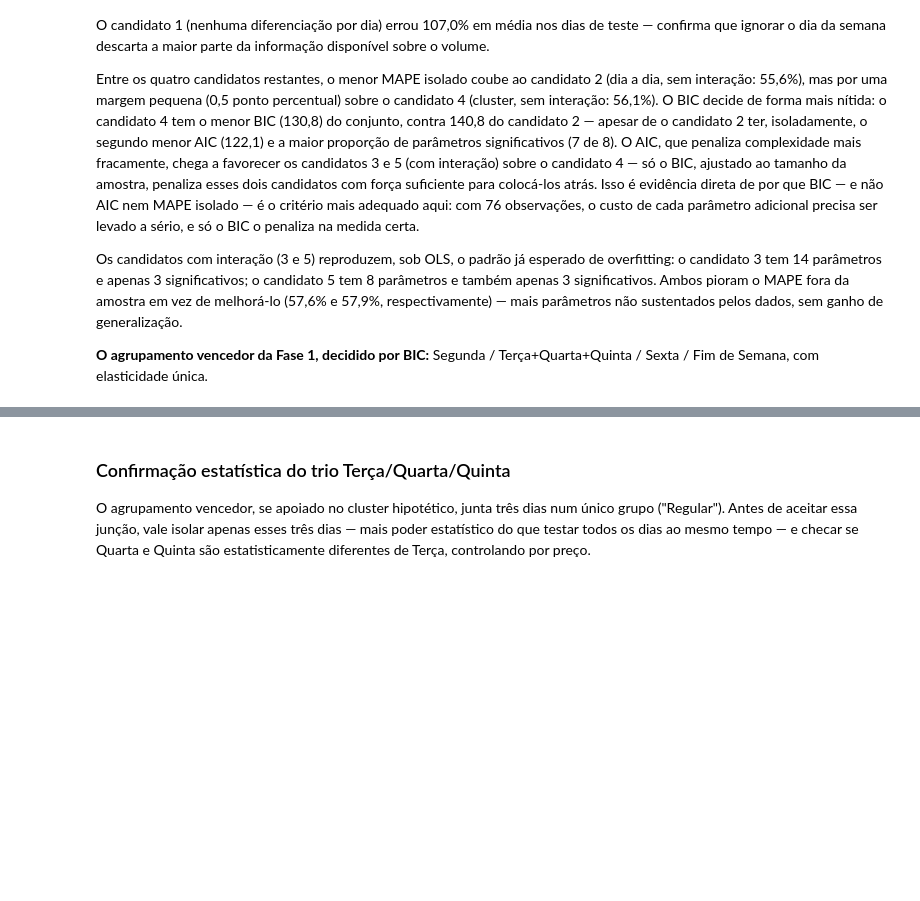
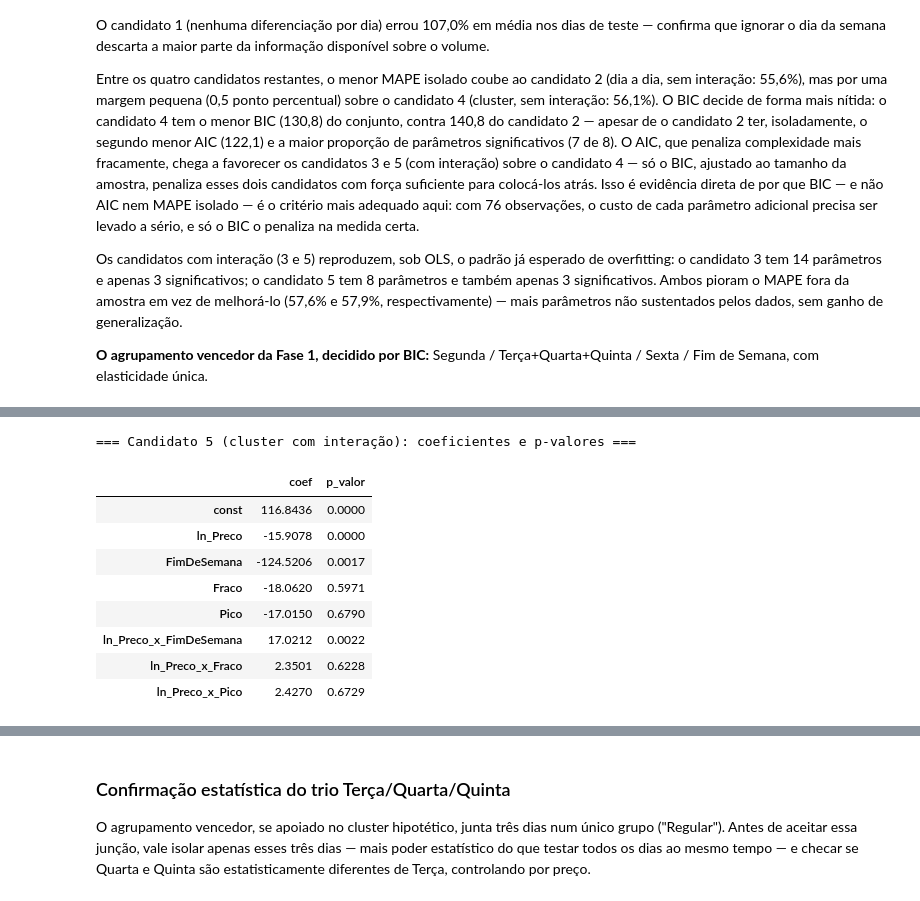
Before and after one commit to natfaria/202602-resolucao_problemas, a Jupyter notebook: notebooks/01-EDA-regressao_robusta.ipynb, the cells around one changed output, grey strips where cells are left out. Cells and saved outputs as stored; diff of their text form; code cells hidden in the pictures; blank space fills up the shorter version.

```diff
--- a/notebooks/01-EDA-regressao_robusta.ipynb
+++ b/notebooks/01-EDA-regressao_robusta.ipynb
@@ -270,0 +328,16 @@ de Semana, com elasticidade única.
+# %%
+modelo_cluster_interacao = modelos_fase1['5. Cluster (hipótese), com interação (elasticidade por cluster)']
+resumo_cand5 = pd.DataFrame({'coef': modelo_cluster_interacao.params, 'p_valor': modelo_cluster_interacao.pvalues})
+print("=== Candidato 5 (cluster com interação): coeficientes e p-valores ===")
+display(resumo_cand5.round(4))
+# %% [output]
+=== Candidato 5 (cluster com interação): coeficientes e p-valores ===
+|  | coef | p_valor |
+| const | 116.8436 | 0.0000 |
+| ln_Preco | -15.9078 | 0.0000 |
+| FimDeSemana | -124.5206 | 0.0017 |
+| Fraco | -18.0620 | 0.5971 |
+| Pico | -17.0150 | 0.6790 |
+| ln_Preco_x_FimDeSemana | 17.0212 | 0.0022 |
+| ln_Preco_x_Fraco | 2.3501 | 0.6228 |
+| ln_Preco_x_Pico | 2.4270 | 0.6729 |
```
Also changed, not shown: parts of 17 cells of this notebook, 2 other files.
